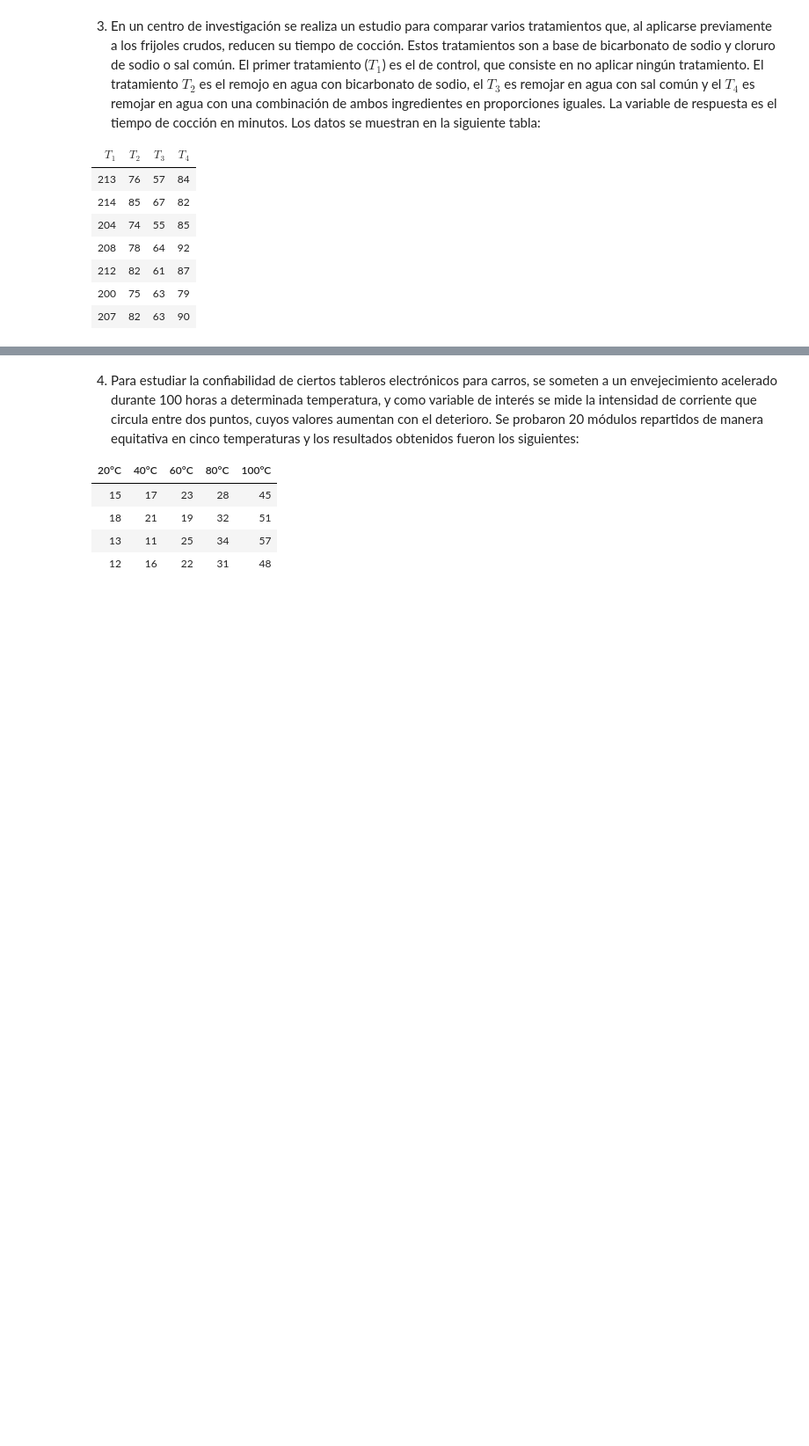
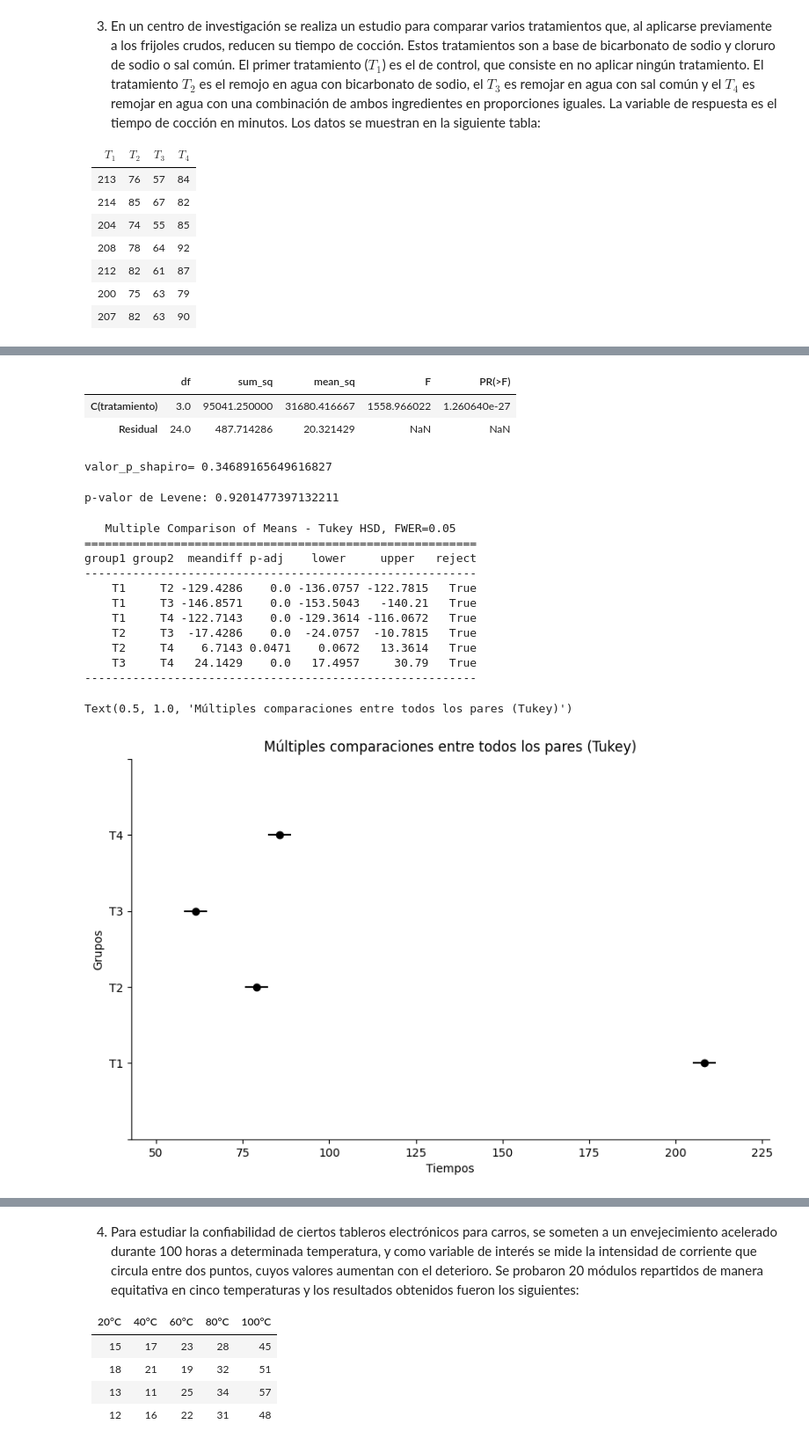
Before and after one commit to Jose-Luis25/EstadisticaVerano, a Jupyter notebook: ProblemarioU4.ipynb, the cells around one changed output, grey strips where cells are left out. Shown at 88% size. Saved outputs shown, nothing was run; the diff lists cells and outputs as text; code cells hidden in the pictures; blank space fills up the shorter version.

```diff
--- a/ProblemarioU4.ipynb
+++ b/ProblemarioU4.ipynb
@@ -286,0 +384,79 @@ Text(0.5, 1.0, 'Múltiples comparaciones entre todos los pares (Tukey)')
+# %%
+from statsmodels.formula.api import ols
+import statsmodels.api as sm
+
+modelo_lineal = ols("tiempo ~ C(tratamiento)", data = df).fit()
+tabla_anova = sm.stats.anova_lm(modelo_lineal)
+tabla_anova
+#TEST ANOVA
+#H0:No hay diferencia entre grupos
+#H1:Si hay diferencia
+#Nivel de significancia:0.05
+#Valor_p:0.0
+#Se rechaza la H0, osea que si hay diferencia entre tratamientos
+# %% [output]
+|  | df | sum_sq | mean_sq | F | PR(>F) |
+| C(tratamiento) | 3.0 | 95041.250000 | 31680.416667 | 1558.966022 | 1.260640e-27 |
+| Residual | 24.0 | 487.714286 | 20.321429 | NaN | NaN |
+# %%
+from scipy.stats import shapiro
+_,valor_p_sh=shapiro(modelo_lineal.resid)
+print("valor_p_shapiro=", valor_p_sh)
+#H0:Normalidad en los residuos
+#H1:No hay Normalidad
+#Nivel de significancia=0.05
+#No se rechaza la H0 ya que es mayor que el nivel de significancia
+# %% [output]
+valor_p_shapiro= 0.34689165649616827
+# %%
+from scipy.stats import levene
+
+# Supón que tienes un DataFrame df con columnas 'respuesta' y 'grupo'
+grupo1 = df[df['tratamiento'] == 'T1']['tiempo']
+grupo2 = df[df['tratamiento'] == 'T2']['tiempo']
+grupo3 = df[df['tratamiento'] == 'T3']['tiempo']
+grupo4 = df[df['tratamiento'] == 'T4']['tiempo']
+
+stat, p = levene(grupo1, grupo2, grupo3, grupo4)
+print(f"p-valor de Levene: {p}")
+#Test Levene
+#H0:Homoscedasticidad (Varianzas iguales)
+#H1: Heterocedasticidad (Varianzas direfentes)
+#Nivle de significancia: 0.05
+#valor_p_levene:0.9201
+#Se acepta la H0 ya que el valor p es mayor que el Nivel de Sig.
+# %% [output]
+p-valor de Levene: 0.9201477397132211
+# %%
+from statsmodels.stats.multicomp import pairwise_tukeyhsd
+import matplotlib.pyplot as plt
+
+nivel_de_significancia = 0.05
+
+# Prueba de Tukey
+tukey = pairwise_tukeyhsd(endog=df['tiempo'], groups=df['tratamiento'],
+                          alpha=nivel_de_significancia)
+
+# Mostrar los resultados
+print(tukey)
+
+# Gráfico de las diferencias entre grupos
+tukey.plot_simultaneous(ylabel="Grupos", xlabel="Tiempos")
+
+plt.gca().spines['right'].set_visible(False) # derecha
+plt.gca().spines['top'].set_visible(False)   # superior
+plt.title("Múltiples comparaciones entre todos los pares (Tukey)")
+# %% [output]
+   Multiple Comparison of Means - Tukey HSD, FWER=0.05
+=========================================================
+group1 group2  meandiff p-adj    lower     upper   reject
+---------------------------------------------------------
+    T1     T2 -129.4286    0.0 -136.0757 -122.7815   True
+    T1     T3 -146.8571    0.0 -153.5043   -140.21   True
+    T1     T4 -122.7143    0.0 -129.3614 -116.0672   True
+    T2     T3  -17.4286    0.0  -24.0757  -10.7815   True
+    T2     T4    6.7143 0.0471    0.0672   13.3614   True
+    T3     T4   24.1429    0.0   17.4957     30.79   True
+---------------------------------------------------------
+Text(0.5, 1.0, 'Múltiples comparaciones entre todos los pares (Tukey)')
+[figure, added]
```
Also changed, not shown: parts of 56 cells of this notebook.
